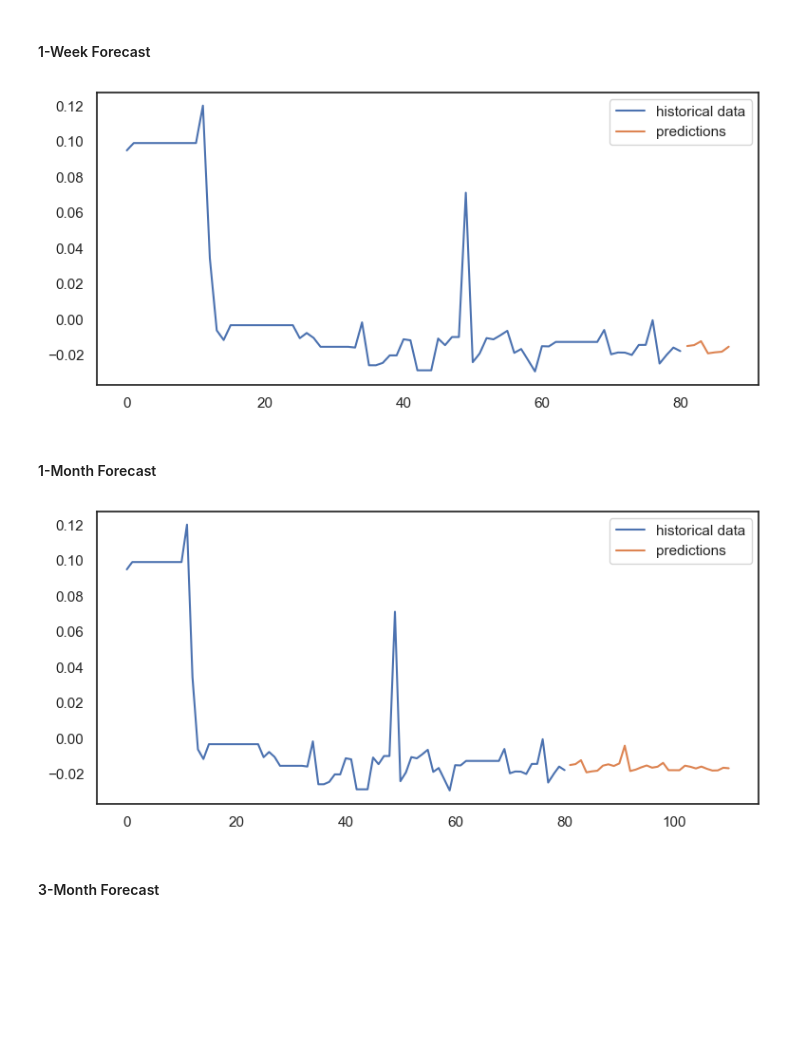
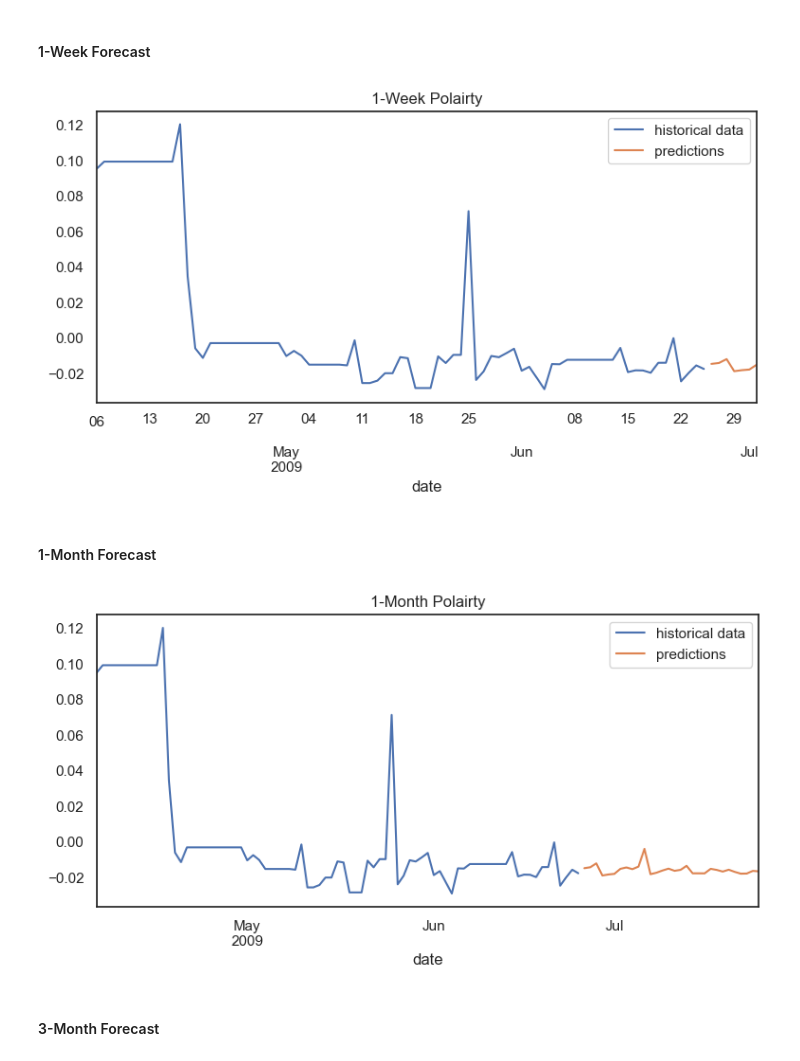
Before and after one commit to sbs23038/Integrated_CA2_Sem2, a Jupyter notebook: SBS23038_Sem2_CA2_2.ipynb, the cells around one changed output. Drawn from its saved outputs; the diff is of its cells as text; code cells hidden in the pictures; blank space fills up the shorter version.

```diff
--- a/SBS23038_Sem2_CA2_2.ipynb
+++ b/SBS23038_Sem2_CA2_2.ipynb
@@ -303,9 +349,7 @@ def calculate_polarity(text):
     analysis = TextBlob(text)
     return analysis.sentiment.polarity
 # %%
-twitter_df["polarity_scores"] = twitter_df["tweet"].apply(calculate_polarity)
+twitter_df["polarity_scores"] = twitter_df["lemmatizer"].apply(calculate_polarity)
-# %%
-twitter_df['polarity_scores'] = twitter_df['lemmatizer'].map(lambda text: TextBlob(text).sentiment.polarity)
 # %%
 twitter_df
 # %% [output]
@@ -428,4 +472,4 @@ ts_df
 | 46 | 2009-06-24 | -0.015868 | 0.398273 | -0.043578 |
 | 47 | 2009-06-25 | -0.017837 | 0.394571 | -0.050353 |
 # %%
-ts_df['date'] = pd.to_datetime(ts_df['date'], format="%Y-%m-%d")
+ts_df['date'] = pd.to_datetime(ts_df['date'], format="%Y-%m-%d %H:%M:%S")
@@ -450,5 +498,5 @@ DatetimeIndex(['2009-04-06', '2009-04-07', '2009-04-17', '2009-04-18',
 # %%
-ts_df = ts_df.resample('D').ffill().reset_index()
+ts_df = ts_df.resample('D').ffill()
 # %%
 ts_df
 # %% [output]
@@ -712,12 +793,13 @@ predictions = forecaster.predict(steps=7)
 # %%
 # Plot
 # ==============================================================================
 fig, ax = plt.subplots(figsize=(9, 4))
 ts_df['polarity_scores'].plot(ax=ax, label='historical data')
 predictions.plot(ax=ax, label='predictions')
+plt.title('1-Week Polairty')
 ax.legend();
 # %% [output]
-[figure, old version]
+[figure, new version]
 # %% [markdown]
 #### 1-Month Forecast
 # %%
@@ -740,9 +822,10 @@ predictions = forecaster.predict(steps=30)
 fig, ax = plt.subplots(figsize=(9, 4))
 ts_df['polarity_scores'].plot(ax=ax, label='historical data')
 predictions.plot(ax=ax, label='predictions')
+plt.title('1-Month Polairty')
 ax.legend();
 # %% [output]
-[figure, old version]
+[figure, new version]
 # %% [markdown]
 #### 3-Month Forecast
 # %%
```
Also changed, not shown: parts of 27 cells of this notebook.
